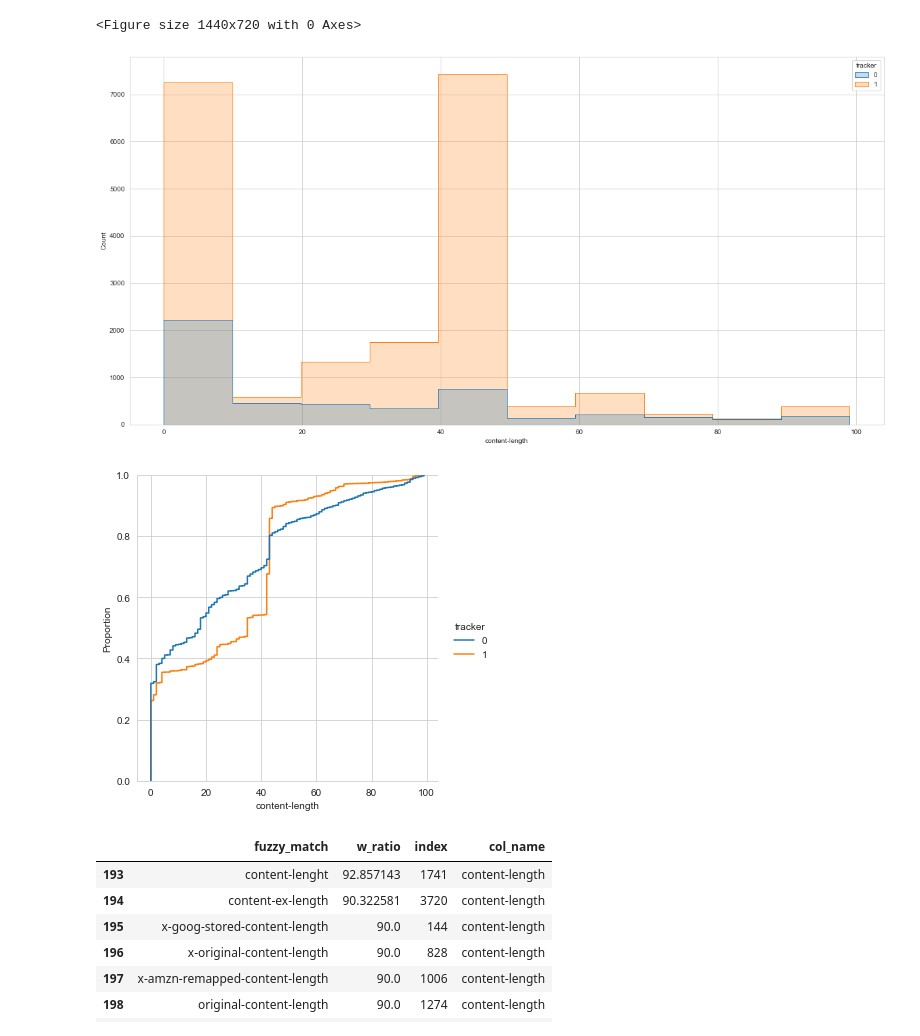
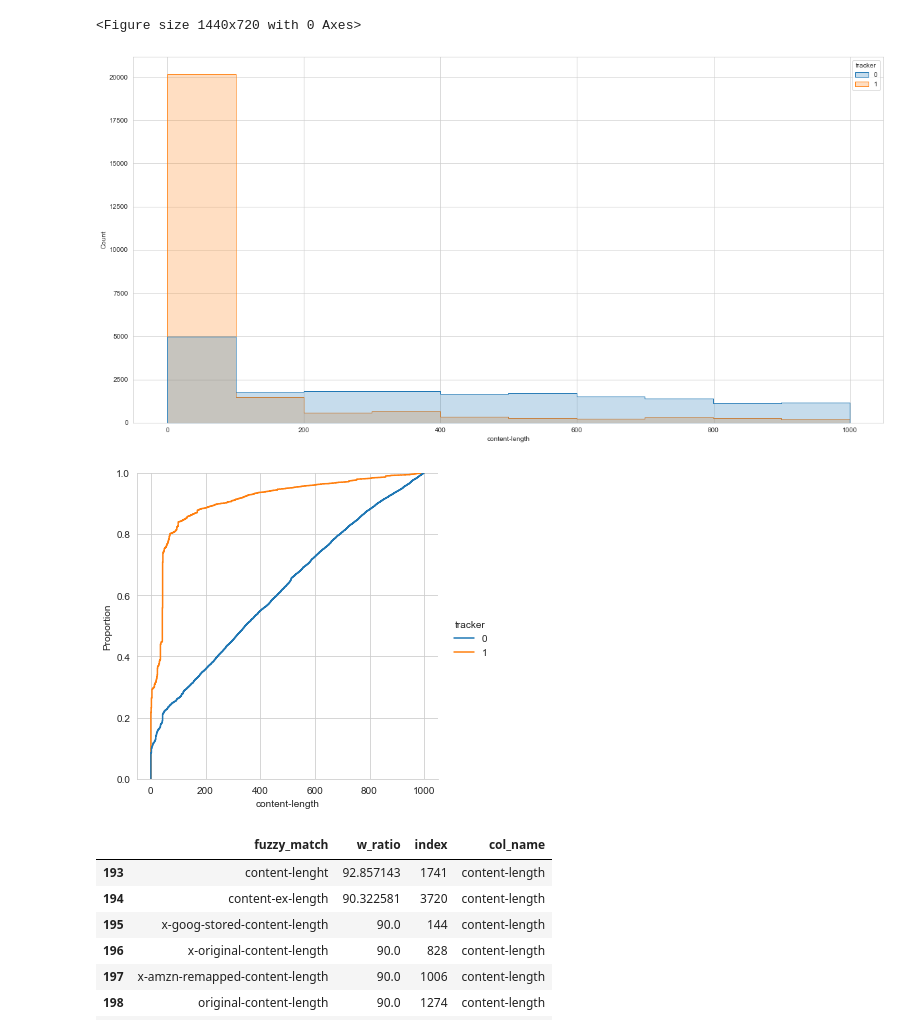
Before and after one commit to wolfrieder/http-response-classifier, a Jupyter notebook: notebooks/data_exploration.ipynb, the cells around one changed output. Saved outputs shown, nothing was run; the diff lists cells and outputs as text; code cells hidden in the pictures.

```diff
--- a/notebooks/data_exploration.ipynb
+++ b/notebooks/data_exploration.ipynb
@@ -111,10 +111,8 @@ dict_categories
 with open("dict_categories.json", "w") as f:
     json.dump(dict_categories, f)
 # %%
-with open("dict_categories.json", 'r') as categories:
-    dict_categories_test = categories.read()
-
-dict_categories = json.loads(dict_categories_test)
+with open("dict_categories2.json", 'r') as categories:
+    dict_categories = json.loads(categories.read())
 # %%
 # if "hostnaadawdme" not in dict_categories:
 #     print("yes")
@@ -291,14 +289,14 @@ dtype: int64
 # %%
 %matplotlib inline
 plt.figure(figsize=(20, 10))
 cl_values = data[["content-length", "tracker"]].dropna().astype('Int32')
-sns.histplot(cl_values[cl_values['content-length'] < 100], bins=10, x="content-length", hue='tracker', element='step')
+sns.histplot(cl_values[cl_values['content-length'] < 1000], bins=10, x="content-length", hue='tracker', element='step')
 
-sns.displot(cl_values[cl_values['content-length'] < 100], x="content-length", kind='ecdf', hue='tracker')
+sns.displot(cl_values[cl_values['content-length'] < 1000], x="content-length", kind='ecdf', hue='tracker')
 plt.show()
 # %% [output]
-[figure, old version]
+[figure, new version]
-[figure, old version]
+[figure, new version]
 # %%
 match2[match2.col_name == "content-length"]
 # %% [output]
```
Also changed, not shown: parts of 6 cells of this notebook, 22 other files.
